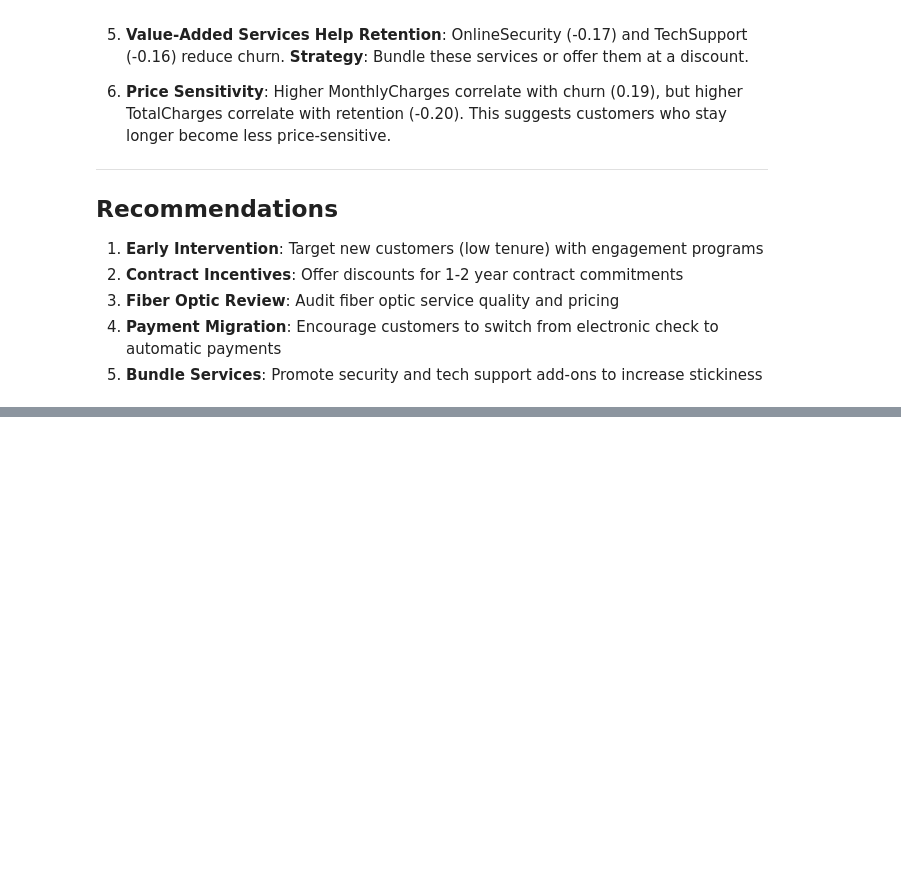
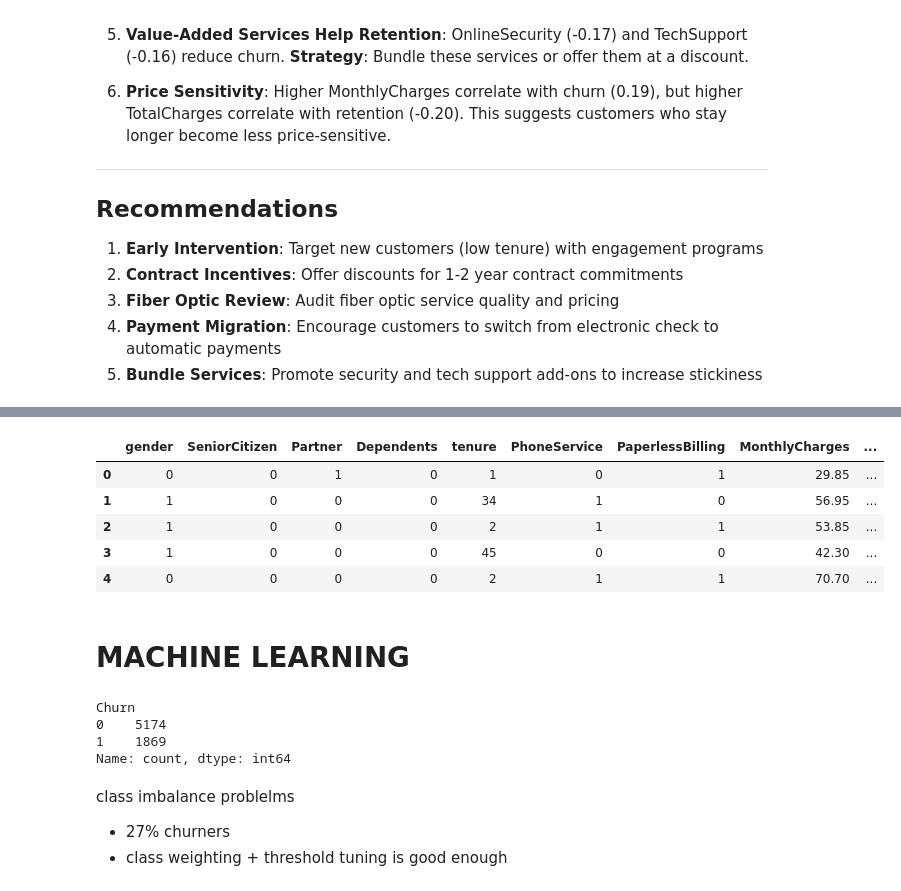
Before and after one commit to luphone04/CustomerRetentionPrediction, a Jupyter notebook: notebooks/ml_experiment.ipynb, the cells around one changed output, grey strips where cells are left out. Drawn from its saved outputs; the diff is of its cells as text; code cells hidden in the pictures; blank space fills up the shorter version.

```diff
--- a/notebooks/eda.ipynb
+++ b/notebooks/ml_experiment.ipynb
@@ -363,0 +404,22 @@ if 'MultipleLines_No phone service' in df.columns:
+# %%
+df.head()
+# %% [output]
+|  | gender | SeniorCitizen | Partner | Dependents | tenure | PhoneService | PaperlessBilling | MonthlyCharges | ... |
+| 0 | 0 | 0 | 1 | 0 | 1 | 0 | 1 | 29.85 | ... |
+| 1 | 1 | 0 | 0 | 0 | 34 | 1 | 0 | 56.95 | ... |
+| 2 | 1 | 0 | 0 | 0 | 2 | 1 | 1 | 53.85 | ... |
+| 3 | 1 | 0 | 0 | 0 | 45 | 0 | 0 | 42.30 | ... |
+| 4 | 0 | 0 | 0 | 0 | 2 | 1 | 1 | 70.70 | ... |
+# %% [markdown]
+# MACHINE LEARNING
+# %%
+df['Churn'].value_counts()
+# %% [output]
+Churn
+0    5174
+1    1869
+Name: count, dtype: int64
+# %% [markdown]
+class imbalance problelms
+- 27% churners
+- class weighting + threshold tuning is good enough
```
Also changed, not shown: parts of 36 cells of this notebook.
